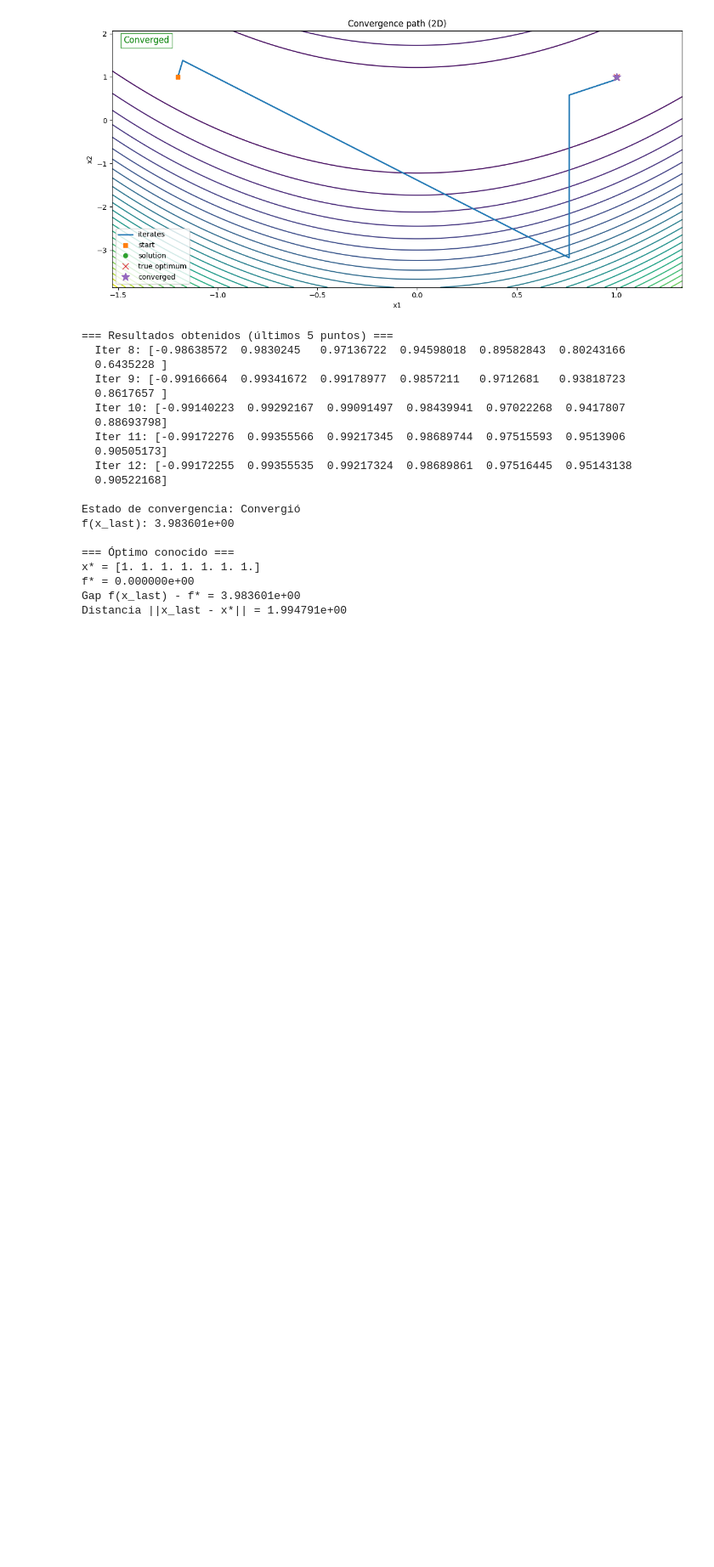
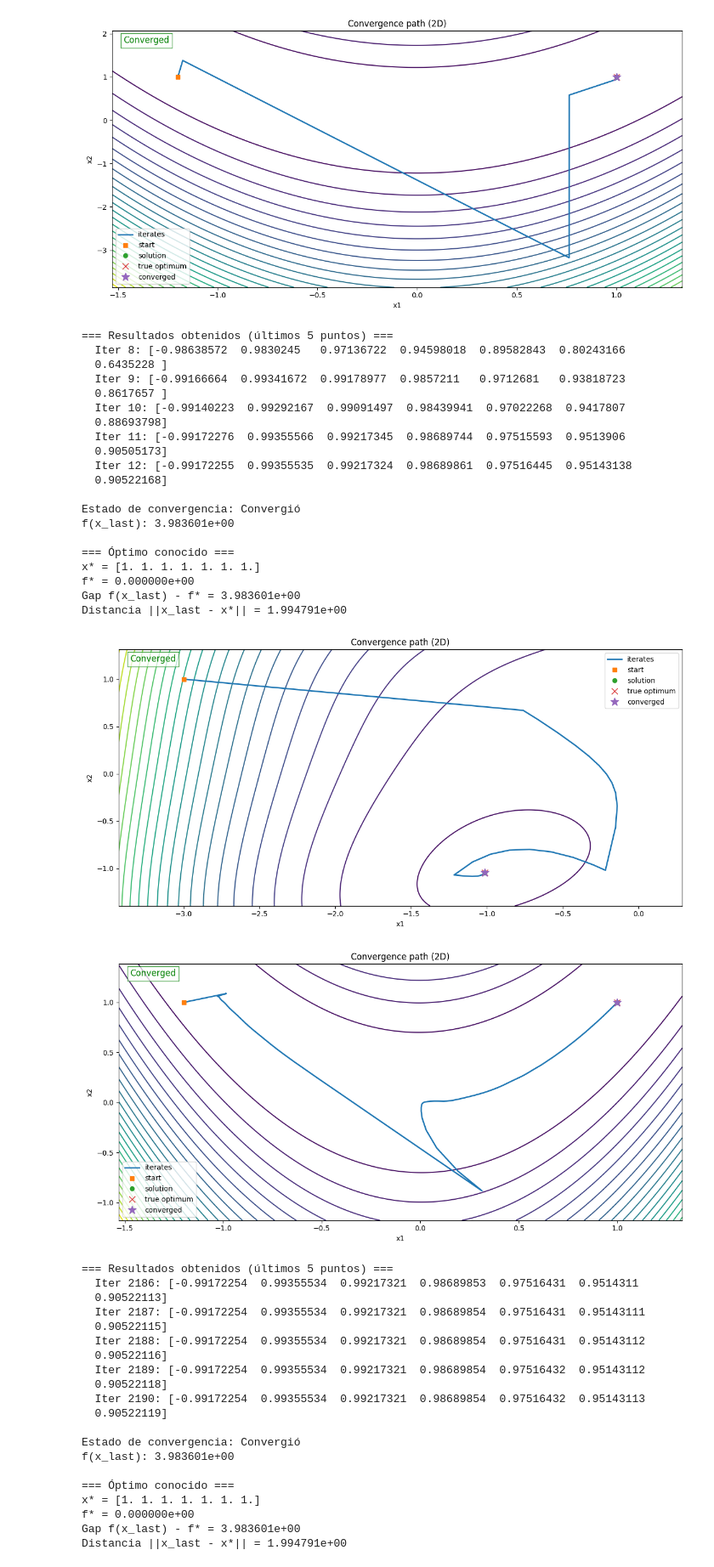
Before and after one commit to JosueSay/labs-ms, a Jupyter notebook: Labs/lab3/problema_1_2/p1_p2.ipynb, the cells around one changed output. Shown at 85% size. Drawn from its saved outputs; the diff is of its cells as text; code cells hidden in the pictures; blank space fills up the shorter version.

```diff
--- a/Labs/lab3/problema_1_2/p1_p2.ipynb
+++ b/Labs/lab3/problema_1_2/p1_p2.ipynb
@@ -1399,2 +1438,39 @@ def collectConjugateGradientResults(
 
     return results
+# %%
+result_ncg = collectConjugateGradientResults(
+    alpha_a=0.02, alpha_b=1e-3, alpha_c=5e-4,
+    maxIter_a=2000, maxIter_b=2000, maxIter_c=2500,
+    tol_a=1e-6, tol_b=1e-6, tol_c=1e-6,
+    stopCrit="grad",
+    isPlottable_a=True, isPlottable_b=True, isPlottable_c=False,
+    betaRule="FR", restartEvery=50, ensureDescent=True, denomEps=1e-12
+)
+
+writeIndividualLogs(result_ncg, baseDir="log", prefix="ncg_PRplus")
+plotConvergencePath(result_ncg["case_a"], f=f_a, x_star=xstar_a, f_star=fstar_a, ampliturd=1, savePath="log/ncg_case_a.png")
+plotConvergencePath(result_ncg["case_b_rosen2"], f=f_rosen2, x_star=xstar_b, f_star=fstar_b, ampliturd=1, savePath="log/ncg_case_b.png")
+plotConvergencePath(result_ncg["case_c_rosen7"], f=f_rosen7, x_star=xstar_c, f_star=fstar_c)
+# %% [output]
+[figure, added]
+[figure, added]
+=== Resultados obtenidos (últimos 5 puntos) ===
+  Iter 2186: [-0.99172254  0.99355534  0.99217321  0.98689853  0.97516431  0.9514311
+  0.90522113]
+  Iter 2187: [-0.99172254  0.99355534  0.99217321  0.98689854  0.97516431  0.95143111
+  0.90522115]
+  Iter 2188: [-0.99172254  0.99355534  0.99217321  0.98689854  0.97516431  0.95143112
+  0.90522116]
+  Iter 2189: [-0.99172254  0.99355534  0.99217321  0.98689854  0.97516432  0.95143112
+  0.90522118]
+  Iter 2190: [-0.99172254  0.99355534  0.99217321  0.98689854  0.97516432  0.95143113
+  0.90522119]
+
+Estado de convergencia: Convergió
+f(x_last): 3.983601e+00
+
+=== Óptimo conocido ===
+x* = [1. 1. 1. 1. 1. 1. 1.]
+f* = 0.000000e+00
+Gap f(x_last) - f* = 3.983601e+00
+Distancia ||x_last - x*|| = 1.994791e+00
```
Also changed, not shown: parts of 1 cell of this notebook, 2 other files.
